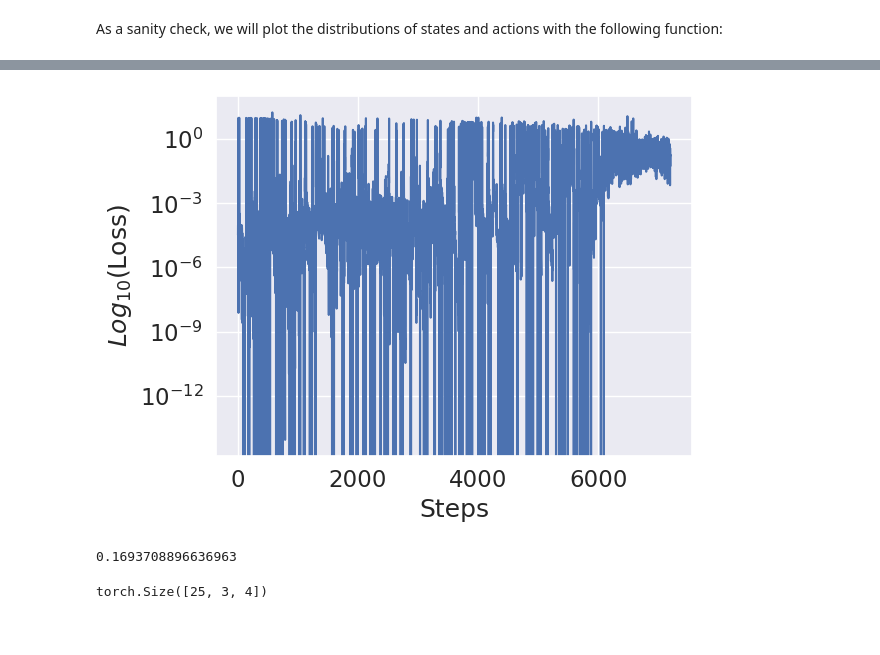
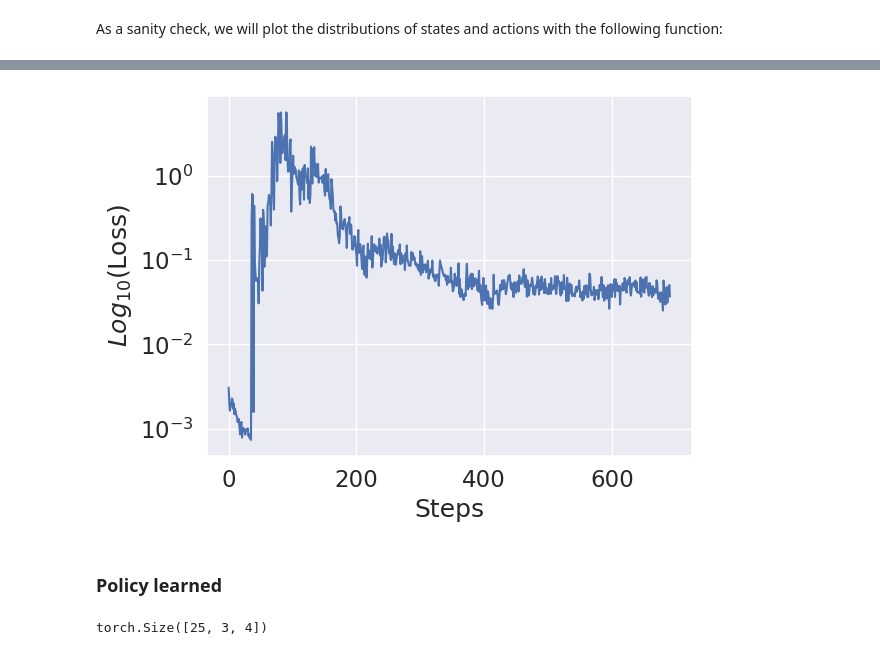
Before and after one commit to NiloufarRazmi/RL_Olfaction, a Jupyter notebook: TriangleTask/dqn_perso.ipynb, the cells around one changed output, grey strips where cells are left out. Saved outputs shown, nothing was run; the diff lists cells and outputs as text; code cells hidden in the pictures.

```diff
--- a/TriangleTask/dqn_perso.ipynb
+++ b/TriangleTask/dqn_perso.ipynb
@@ -68,11 +80,19 @@ def check_plots():
 p = Params(
     seed=42,
     n_runs=1,
-    total_episodes=1000,
-    epsilon=0.2,
-    alpha=0.0001,
+    total_episodes=200,
+    epsilon=0.5,
+    alpha=0.005,
     gamma=0.9,
-    nHiddenUnits=(5 * 5 + 2) * 2,
+    # nHiddenUnits=(5 * 5 + 3) * 5,
+    nHiddenUnits=128,
+    replay_buffer_max_size=10000,
+    epsilon_min=0.1,
+    epsilon_max=1.0,
+    decay_rate=0.03,
+    epsilon_warmup=50,
+    batch_size=32,
+    target_net_update=50,
 )
 p
 # %% [output]
@@ -148,0 +173,3 @@ DQN(
+# %%
+net, target_net = neural_network()
+net, target_net
@@ -216,0 +225,13 @@ explorer = EpsilonGreedy(epsilon=p.epsilon, rng=p.rng)
+# %%
+explorer = EpsilonGreedy(
+    epsilon=p.epsilon_max,
+    epsilon_min=p.epsilon_min,
+    epsilon_max=p.epsilon_max,
+    decay_rate=p.decay_rate,
+    epsilon_warmup=p.epsilon_warmup,
+)
+episodes = torch.arange(p.total_episodes, device=device)
+epsilons = torch.empty_like(episodes) * torch.nan
+for eps_i, epsi in enumerate(epsilons):
+    epsilons[eps_i] = explorer.epsilon
+    explorer.epsilon = explorer.update_epsilon(episodes[eps_i])
@@ -265,3 +295,7 @@ def params_df_stats(weights, key, current_df=None):
+# %%
+Transition = namedtuple(
+    "Transition", ("state", "action", "reward", "next_state", "done")
+)
 # %%
 rewards = torch.zeros((p.total_episodes, p.n_runs), device=device)
 steps = torch.zeros((p.total_episodes, p.n_runs), device=device)
@@ -552,21 +633,21 @@ loss_df
 # %%
 fig, ax = plt.subplots()
 sns.lineplot(data=loss_df, x="Steps", y="Loss", ax=ax)
 ax.set(
-    ylabel=f"$Log_{{10}}(\\text{{Loss}})$\naveraged over {p.n_runs} runs"
-    if p.n_runs > 1
-    else "$Log_{10}(\\text{Loss})$"
+    ylabel=(
+        f"$Log_{{10}}(\\text{{Loss}})$\naveraged over {p.n_runs} runs"
+        if p.n_runs > 1
+        else "$Log_{10}(\\text{Loss})$"
+    )
 )
 ax.set(xlabel="Steps")
 ax.set(yscale="log")
 fig.tight_layout()
 plt.show()
 # %% [output]
-[figure, old version]
+[figure, new version]
-# %%
-loss_df.iloc[-1].Loss
-# %% [output]
-0.1693708896636963
+# %% [markdown]
+### Policy learned
 # %%
 with torch.no_grad():
     q_values = torch.nan * torch.empty(
```
Also changed, not shown: parts of 60 cells of this notebook, 9 other files.
